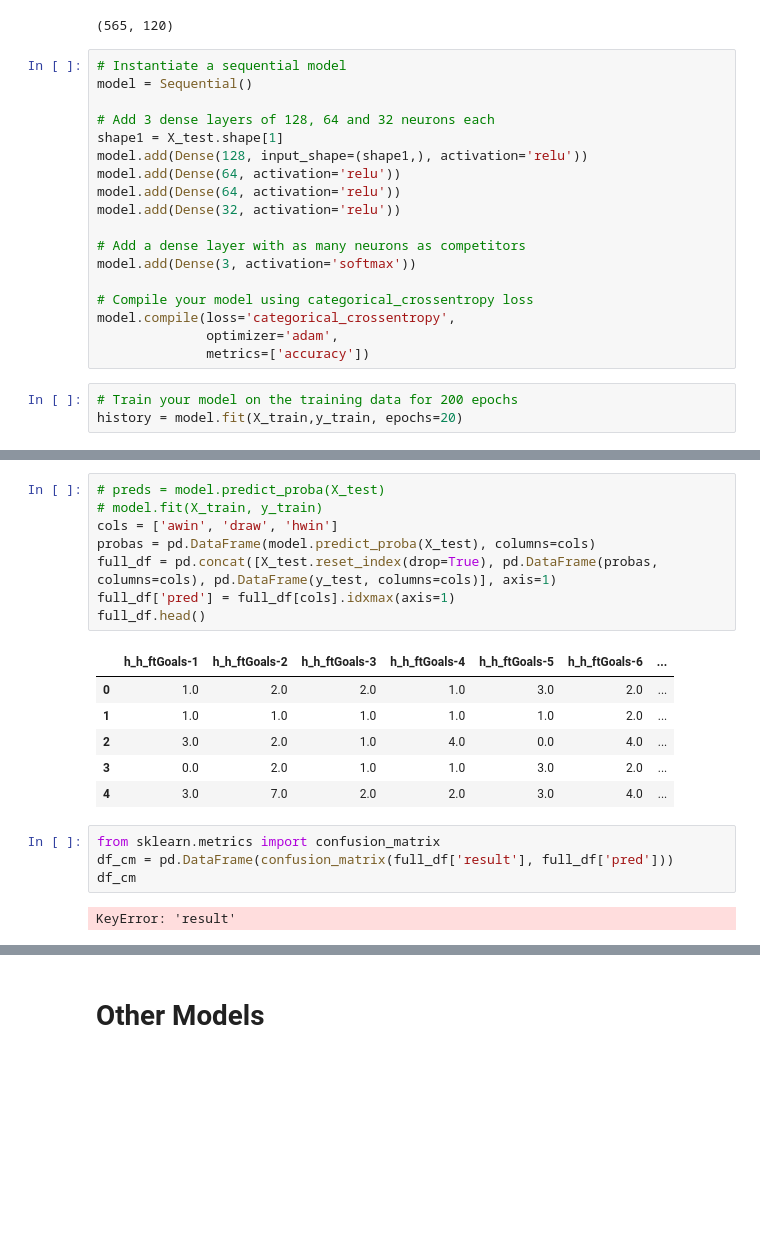
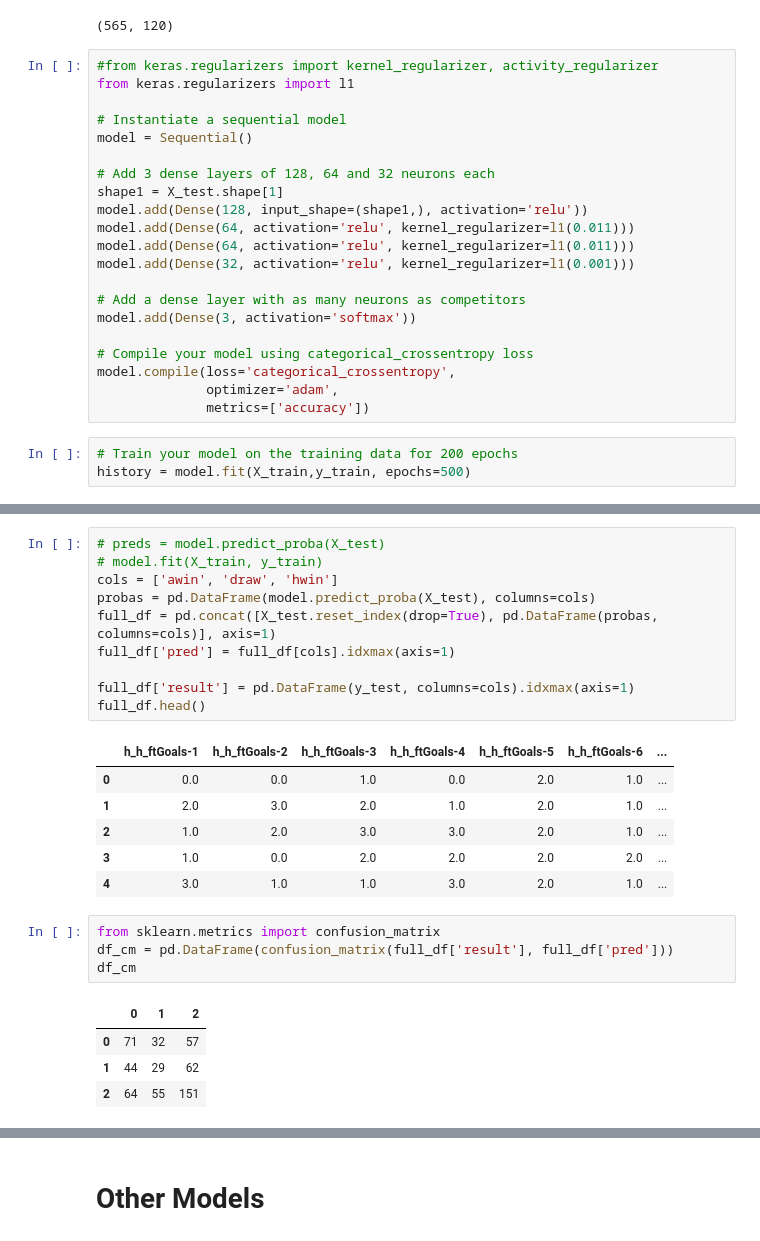
Before and after one commit to DMacGillivray/soccer-predictions, a Jupyter notebook: notebooks/0002.01 Modeling Setup - Run First Model.ipynb, the cells around one changed output, grey strips where cells are left out. Cells and saved outputs as stored; diff of their text form; blank space fills up the shorter version.

Commit message:
Model working

```diff
--- a/notebooks/0002.01 Modeling Setup - Run First Model.ipynb
+++ b/notebooks/0002.01 Modeling Setup - Run First Model.ipynb
@@ -207,15 +207,18 @@ X_test.shape
 # %% [output]
 (565, 120)
 # %%
+#from keras.regularizers import kernel_regularizer, activity_regularizer
+from keras.regularizers import l1
+
 # Instantiate a sequential model
 model = Sequential()
 
 # Add 3 dense layers of 128, 64 and 32 neurons each
 shape1 = X_test.shape[1]
 model.add(Dense(128, input_shape=(shape1,), activation='relu'))
-model.add(Dense(64, activation='relu'))
-model.add(Dense(64, activation='relu'))
-model.add(Dense(32, activation='relu'))
+model.add(Dense(64, activation='relu', kernel_regularizer=l1(0.011)))
+model.add(Dense(64, activation='relu', kernel_regularizer=l1(0.011)))
+model.add(Dense(32, activation='relu', kernel_regularizer=l1(0.001)))
 
 # Add a dense layer with as many neurons as competitors
 model.add(Dense(3, activation='softmax'))
@@ -226,7 +229,7 @@ model.compile(loss='categorical_crossentropy',
               metrics=['accuracy'])
 # %%
 # Train your model on the training data for 200 epochs
-history = model.fit(X_train,y_train, epochs=20)
+history = model.fit(X_train,y_train, epochs=500)
 # %% [output]
 WARNING:tensorflow:From /home/david/anaconda3/envs/ana_py37/lib/python3.7/site-packages/keras/backend/tensorflow_backend.py:422: The name tf.global_variables is deprecated. Please use tf.compat.v1.glo ...
 
@@ -257,24 +260,29 @@ Accuracy: 0.47079646587371826
 # %%
 # preds = model.predict_proba(X_test)
 # model.fit(X_train, y_train)
 cols = ['awin', 'draw', 'hwin']
 probas = pd.DataFrame(model.predict_proba(X_test), columns=cols)
-full_df = pd.concat([X_test.reset_index(drop=True), pd.DataFrame(probas, columns=cols), pd.DataFrame(y_test, columns=cols)], axis=1)
+full_df = pd.concat([X_test.reset_index(drop=True), pd.DataFrame(probas, columns=cols)], axis=1)
 full_df['pred'] = full_df[cols].idxmax(axis=1)
+
+full_df['result'] = pd.DataFrame(y_test, columns=cols).idxmax(axis=1)
 full_df.head()
 # %% [output]
 |  | h_h_ftGoals-1 | h_h_ftGoals-2 | h_h_ftGoals-3 | h_h_ftGoals-4 | h_h_ftGoals-5 | h_h_ftGoals-6 | ... |
-| 0 | 1.0 | 2.0 | 2.0 | 1.0 | 3.0 | 2.0 | ... |
-| 1 | 1.0 | 1.0 | 1.0 | 1.0 | 1.0 | 2.0 | ... |
-| 2 | 3.0 | 2.0 | 1.0 | 4.0 | 0.0 | 4.0 | ... |
-| 3 | 0.0 | 2.0 | 1.0 | 1.0 | 3.0 | 2.0 | ... |
-| 4 | 3.0 | 7.0 | 2.0 | 2.0 | 3.0 | 4.0 | ... |
+| 0 | 0.0 | 0.0 | 1.0 | 0.0 | 2.0 | 1.0 | ... |
+| 1 | 2.0 | 3.0 | 2.0 | 1.0 | 2.0 | 1.0 | ... |
+| 2 | 1.0 | 2.0 | 3.0 | 3.0 | 2.0 | 1.0 | ... |
+| 3 | 1.0 | 0.0 | 2.0 | 2.0 | 2.0 | 2.0 | ... |
+| 4 | 3.0 | 1.0 | 1.0 | 3.0 | 2.0 | 1.0 | ... |
 # %%
 from sklearn.metrics import confusion_matrix
 df_cm = pd.DataFrame(confusion_matrix(full_df['result'], full_df['pred']))
 df_cm
 # %% [output]
-KeyError: 'result'
+|  | 0 | 1 | 2 |
+| 0 | 71 | 32 | 57 |
+| 1 | 44 | 29 | 62 |
+| 2 | 64 | 55 | 151 |
 # %%
 from mlxtend.plotting import plot_confusion_matrix
 fig, ax = plot_confusion_matrix(conf_mat=df_cm.values,
```
Also changed, not shown: parts of 17 cells of this notebook, 3 other files.
